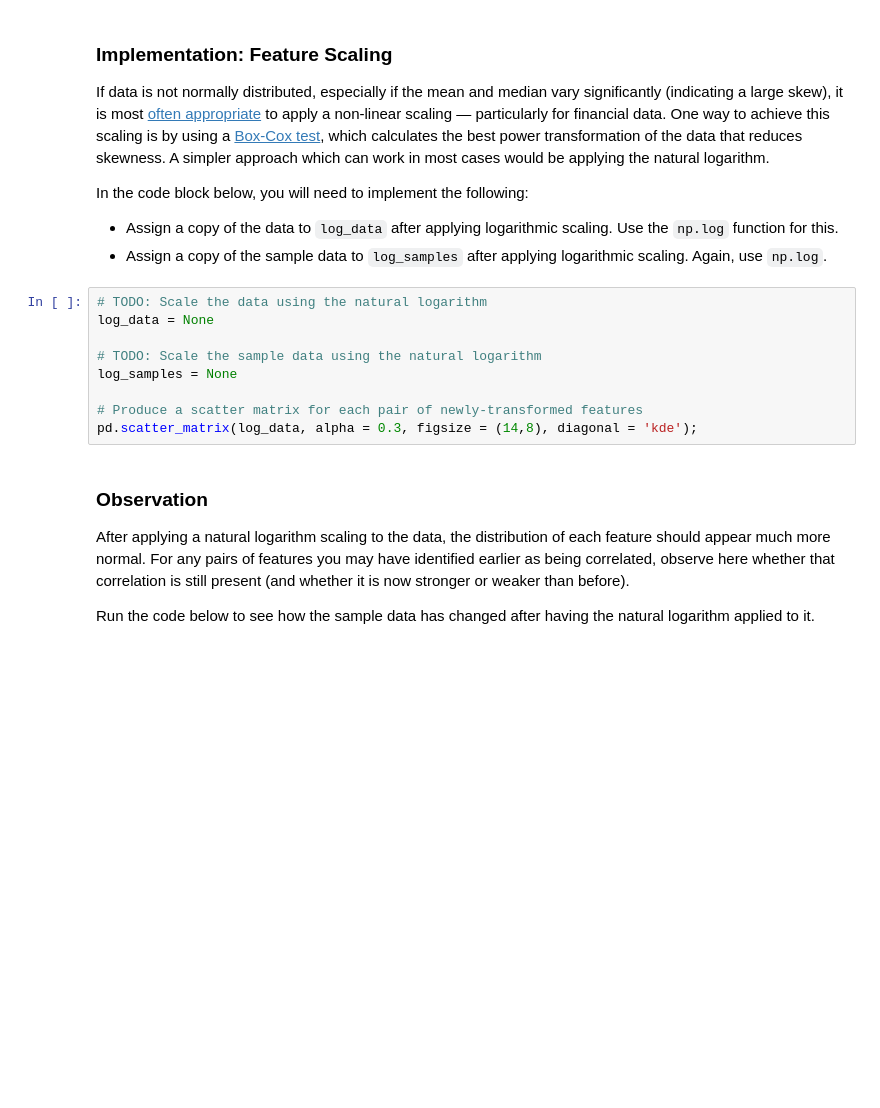
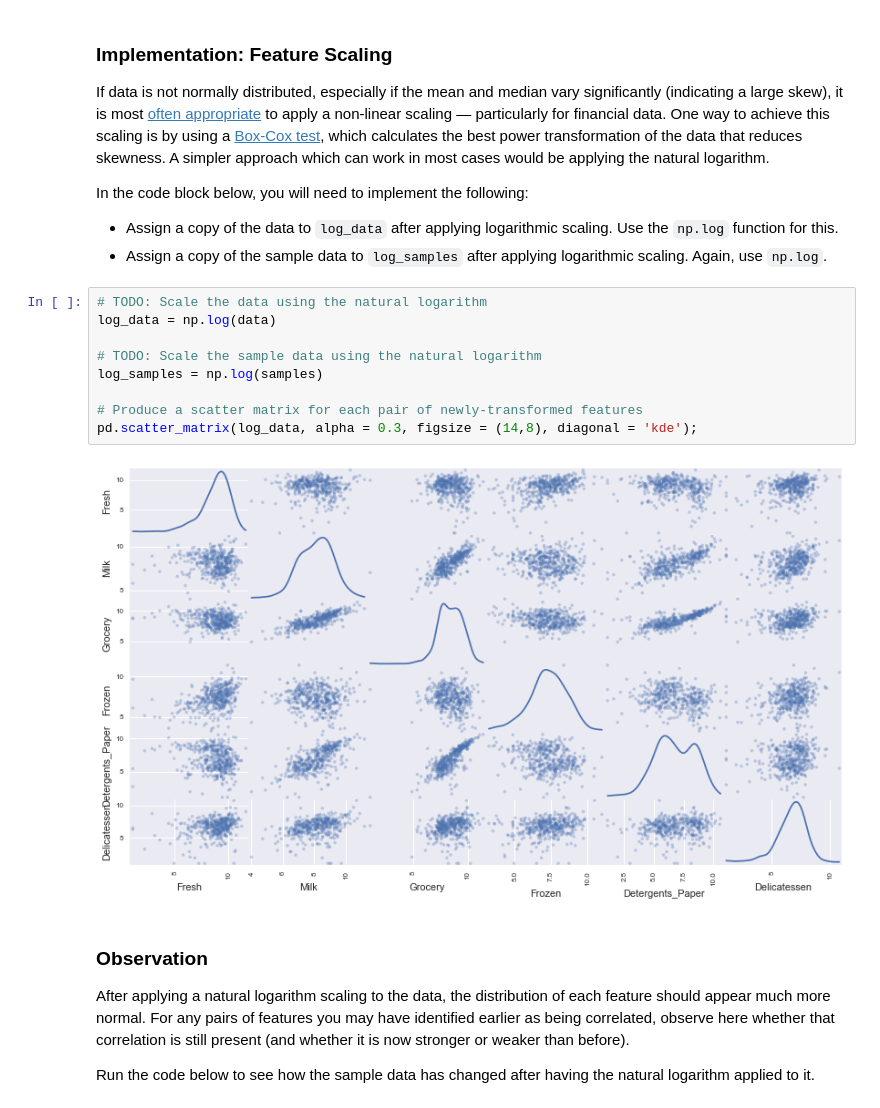
Before and after one commit to reachviji/Customer_Segments, a Jupyter notebook: customer_segments.ipynb, the cells around one changed output. Cells and saved outputs as stored; diff of their text form; blank space fills up the shorter version.

```diff
--- a/customer_segments.ipynb
+++ b/customer_segments.ipynb
@@ -171,13 +184,15 @@ In the code block below, you will need to implement the following:
  - Assign a copy of the sample data to `log_samples` after applying logarithmic scaling. Again, use `np.log`.
 # %%
 # TODO: Scale the data using the natural logarithm
-log_data = None
+log_data = np.log(data)
 
 # TODO: Scale the sample data using the natural logarithm
-log_samples = None
+log_samples = np.log(samples)
 
 # Produce a scatter matrix for each pair of newly-transformed features
 pd.scatter_matrix(log_data, alpha = 0.3, figsize = (14,8), diagonal = 'kde');
+# %% [output]
+[figure, added]
 # %% [markdown]
 ### Observation
 After applying a natural logarithm scaling to the data, the distribution of each feature should appear much more normal. For any pairs of features you may have identified earlier as being correlated, observe here whether that correlation is still present (and whether it is now stronger or weaker than before).
```
Also changed, not shown: parts of 20 cells of this notebook.
